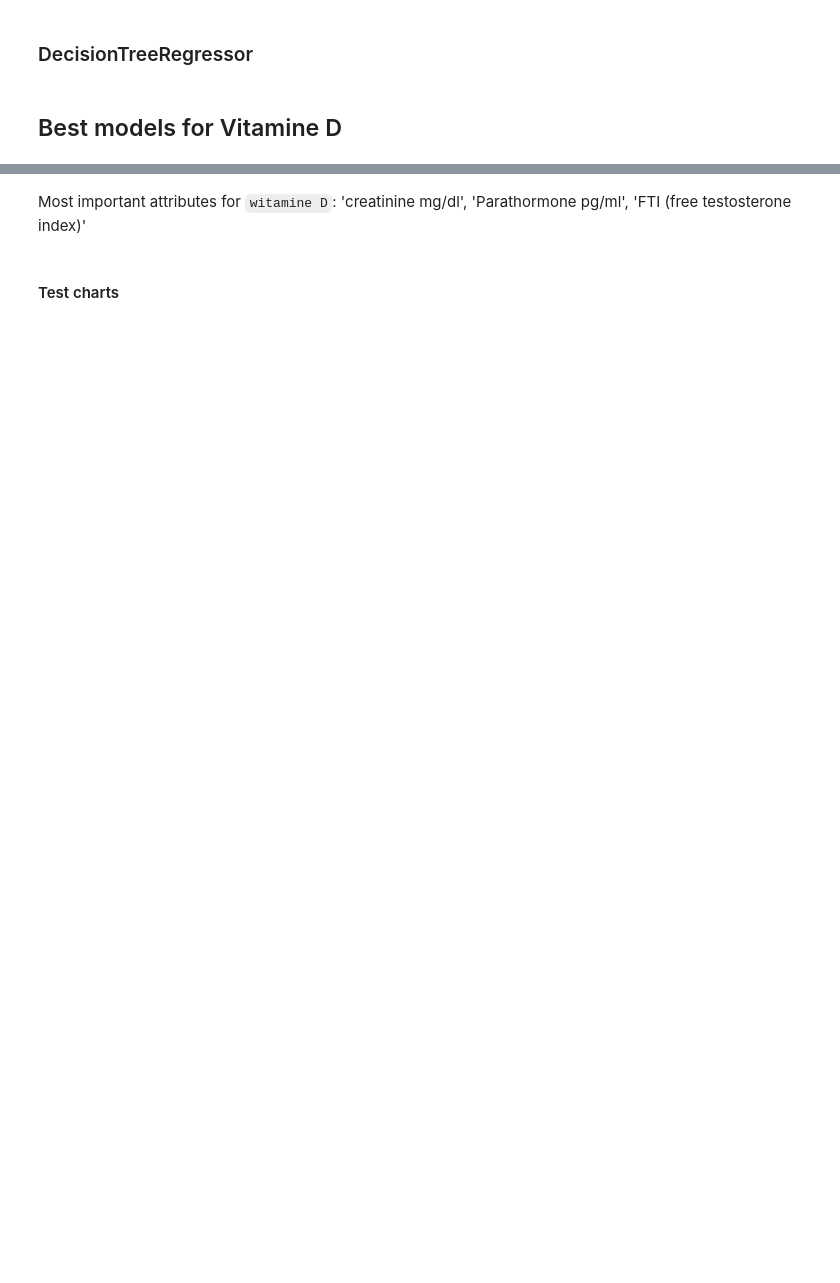
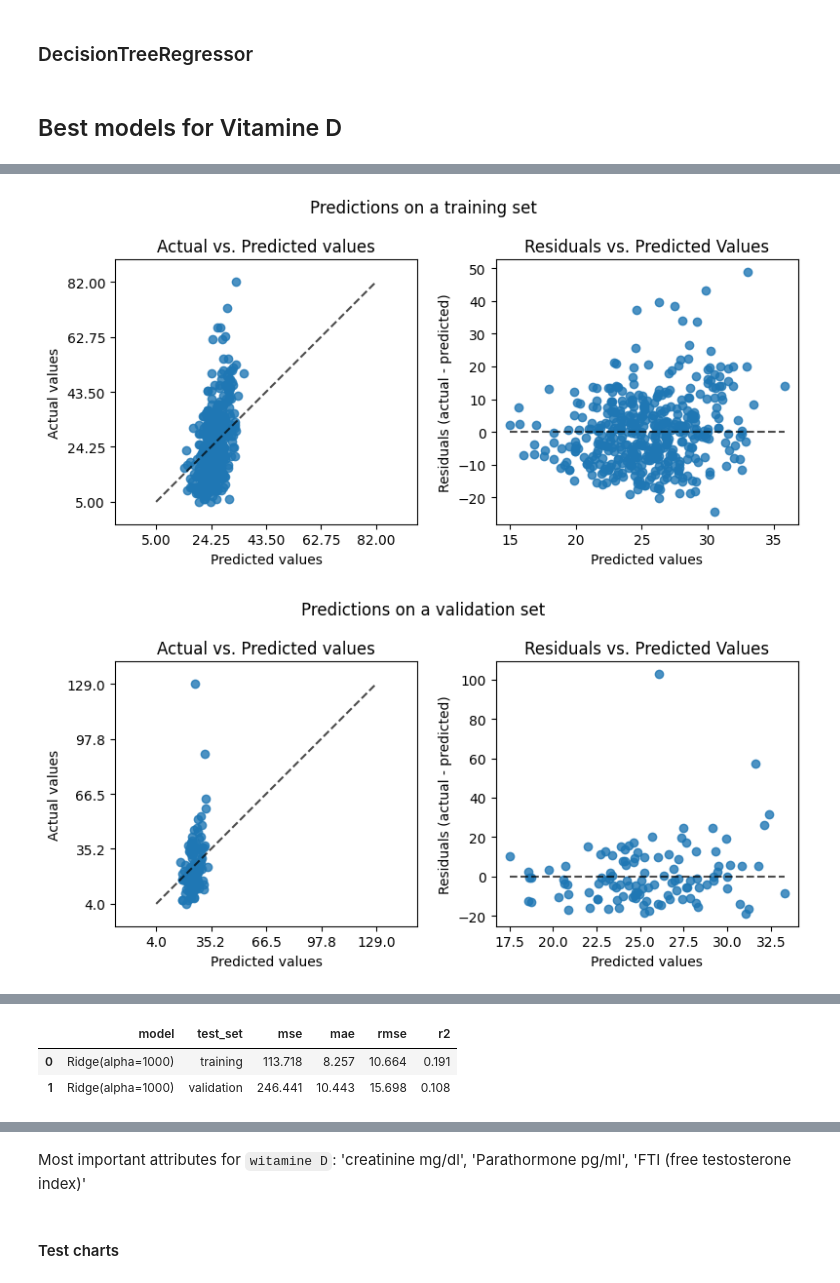
Before and after one commit to Karina-00/Master_project, a Jupyter notebook: training_models.ipynb, the cells around one changed output, grey strips where cells are left out. Drawn from its saved outputs; the diff is of its cells as text; code cells hidden in the pictures; blank space fills up the shorter version.

```diff
--- a/training_models.ipynb
+++ b/training_models.ipynb
@@ -77,10 +75,0 @@ Remove columns with > 60% of missing data:
-# %%
-def get_columns_with_high_percentage_missing_values(X, percentage=0.6):
-    missing_percentage = X.isnull().mean()
-
-    columns_to_drop = missing_percentage[missing_percentage > percentage].index
-    return columns_to_drop
-
-columns_to_drop = get_columns_with_high_percentage_missing_values(df)
-print(f'Dropped columns: {list(columns_to_drop)}')
-df.drop(columns=columns_to_drop, inplace=True)
@@ -1159,0 +1112,8 @@ vit_d_model_scores_df
+# %%
+ridge_model = Ridge(alpha=1000)
+
+vit_d_model_scores_df, feature_importnces_ridge = train_model(ridge_model, vit_d, get_feature_importance_lasso)
+vit_d_model_scores_df
+# %% [output]
+[figure, added]
+[figure, added]
@@ -1159,0 +1121,3 @@ vit_d_model_scores_df
+|  | model | test_set | mse | mae | rmse | r2 |
+| 0 | Ridge(alpha=1000) | training | 113.718 | 8.257 | 10.664 | 0.191 |
+| 1 | Ridge(alpha=1000) | validation | 246.441 | 10.443 | 15.698 | 0.108 |
```
Also changed, not shown: parts of 17 cells of this notebook, 18 other files.
